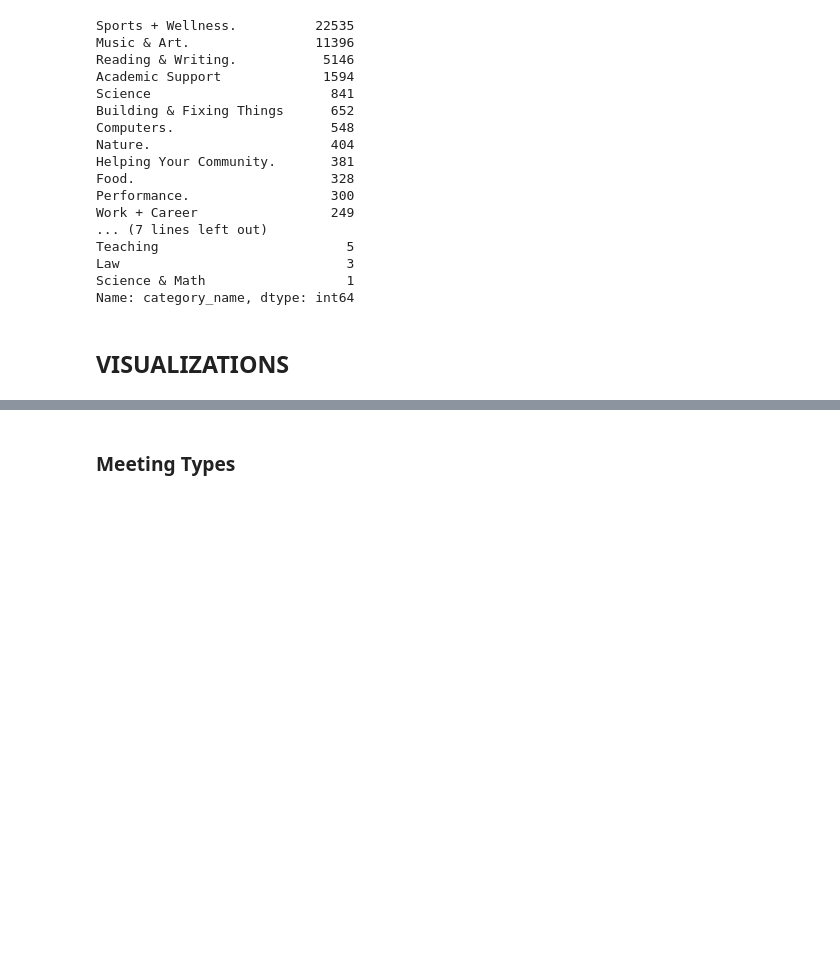
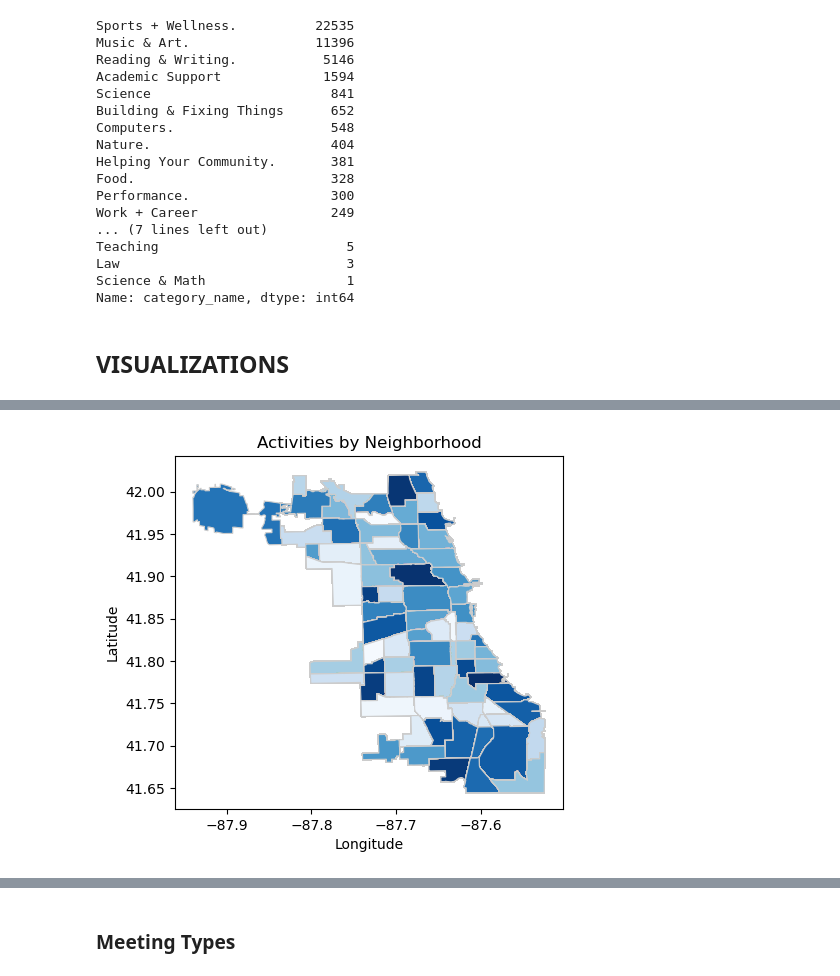
Before and after one commit to snookgum/stat390, a Jupyter notebook: MCMF/MCMF In Class Work.ipynb, the cells around one changed output, grey strips where cells are left out. Drawn from its saved outputs; the diff is of its cells as text; code cells hidden in the pictures; blank space fills up the shorter version.

```diff
--- a/MCMF/MCMF In Class Work.ipynb
+++ b/MCMF/MCMF In Class Work.ipynb
@@ -390,0 +248,6 @@ plt.show()
+# %%
+chicago_activities = gpd.GeoDataFrame(df_young, geometry=gpd.points_from_xy(df_young.longitude, df_young.latitude))
+chicago_activities.crs = chicago_map.crs
+
+# Perform the spatial join
+joined_data = gpd.sjoin(chicagogeo, chicago_activities, how='left', op='intersects')
@@ -390,0 +294,8 @@ plt.show()
+# %%
+ax = joined_data.plot(column='COMMUNITY',cmap='Blues', linewidth=0.8, edgecolor='0.8', figsize=(5,5))
+ax.set_title('Activities by Neighborhood')
+ax.set_xlabel('Longitude')
+ax.set_ylabel('Latitude')
+plt.show()
+# %% [output]
+[figure, added]
```
Also changed, not shown: parts of 48 cells of this notebook.
